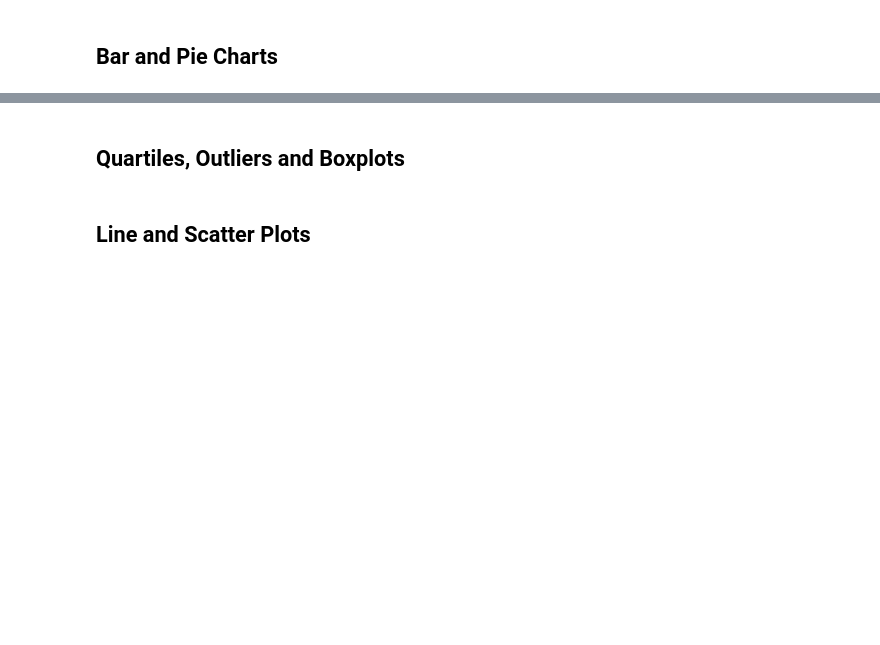
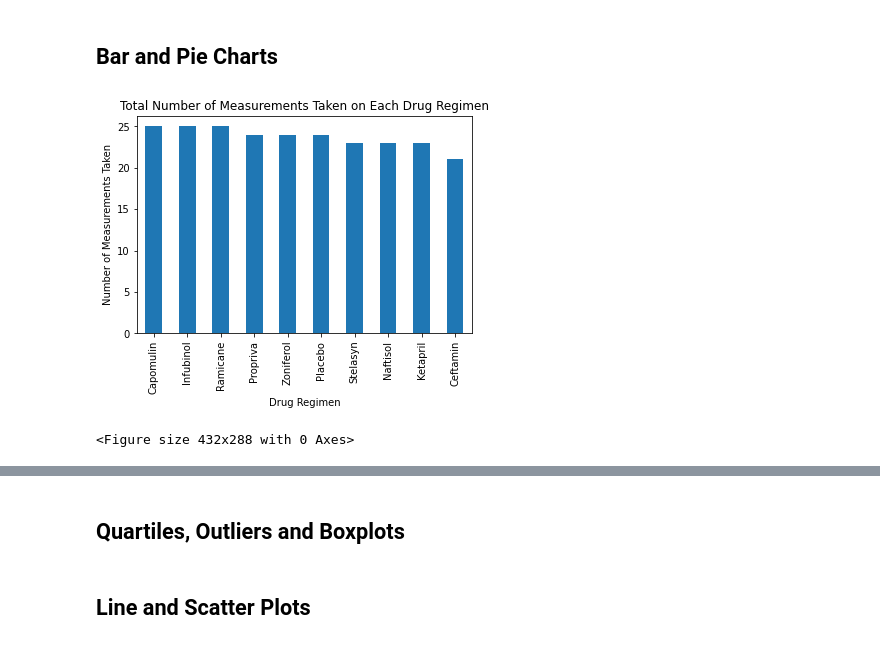
Before and after one commit to yperez0914/The-Power-of-Plots, a Jupyter notebook: Analysis/main.ipynb, the cells around one changed output, grey strips where cells are left out. Cells and saved outputs as stored; diff of their text form; code cells hidden in the pictures; blank space fills up the shorter version.

```diff
--- a/Analysis/main.ipynb
+++ b/Analysis/main.ipynb
@@ -114,0 +155,18 @@ agg_df = summary_results_df.agg({"Average Tumor Volume": ["mean"],"Median Tumor
+# %%
+# Generate a bar plot showing the total number of measurements taken on each drug regimen using pandas.
+# use clean_data_mouse_df to determine the number of times each drug regimen was implemented
+num_measurements_pandas= clean_data_mouse_df["Drug Regimen"].value_counts()
+num_measurements_pandas
+
+#Create a bar chart of the data
+num_measurements_pandas.plot(x = clean_data_mouse_df["Drug Regimen"],y = num_measurements_pandas, kind ="bar")
+
+#Create a title
+plt.title("Total Number of Measurements Taken on Each Drug Regimen")
+plt.xlabel("Drug Regimen")
+plt.ylabel("Number of Measurements Taken")
+plt.show()
+plt.tight_layout()
+# %% [output]
+[figure, added]
+<Figure size 432x288 with 0 Axes>
```
Also changed, not shown: parts of 11 cells of this notebook.
